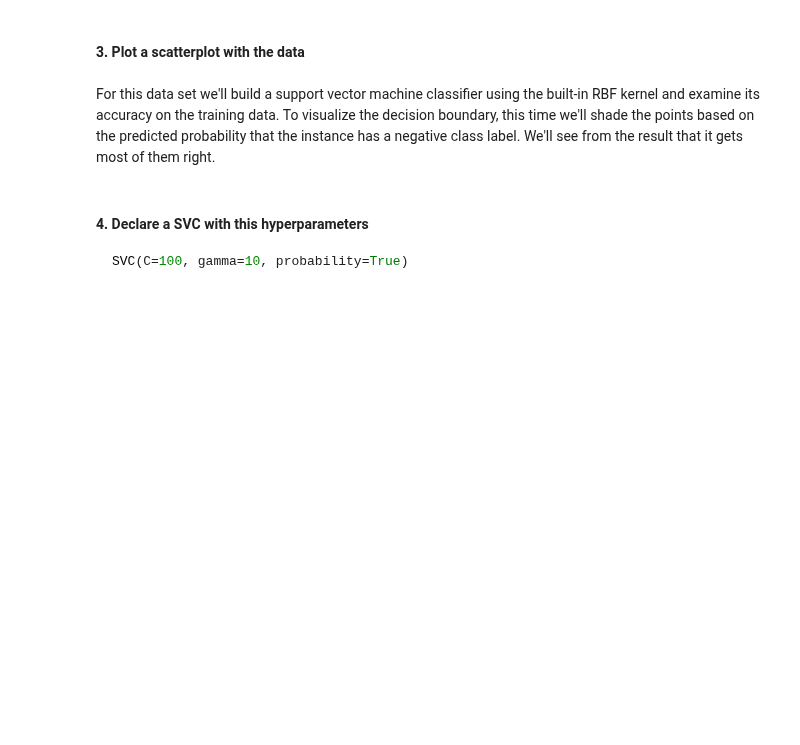
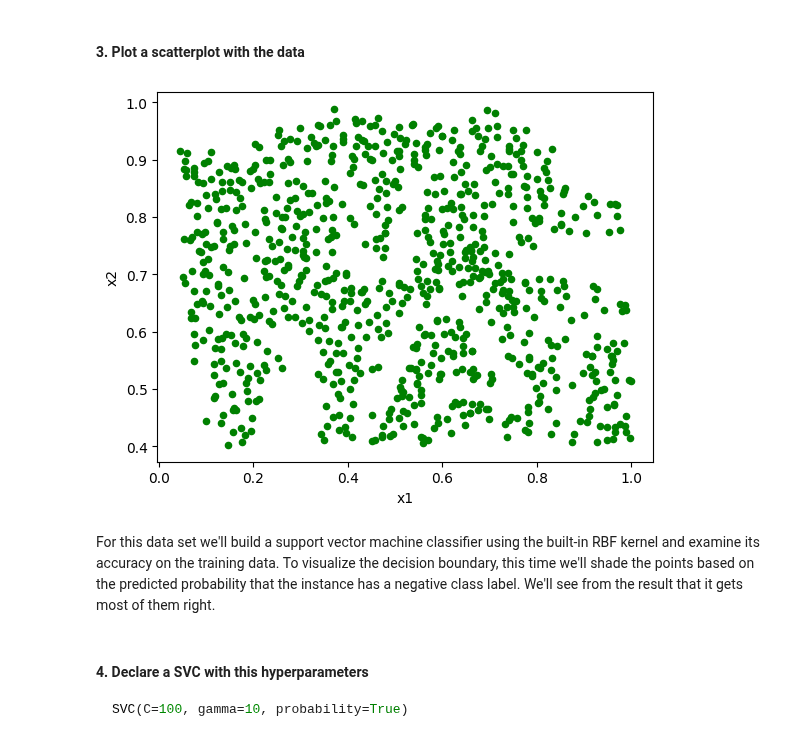
Before and after one commit to InigoLopez1999/2503_dsft_thebridge_inigolopez, a Jupyter notebook: 3-Machine_Learning/1-Supervisado/3-RegorClass/8-SVM/ejercicios/Ejercicios_SVM.ipynb, the cells around one changed output. Saved outputs shown, nothing was run; the diff lists cells and outputs as text; code cells hidden in the pictures; blank space fills up the shorter version.

```diff
--- a/3-Machine_Learning/1-Supervisado/3-RegorClass/8-SVM/ejercicios/Ejercicios_SVM.ipynb
+++ b/3-Machine_Learning/1-Supervisado/3-RegorClass/8-SVM/ejercicios/Ejercicios_SVM.ipynb
@@ -357,2 +387,5 @@ dict_keys(['__header__', '__version__', '__globals__', 'X', 'y'])
 # %% [markdown]
 #### 2. Create a DataFrame with the features and target
+# %%
+df = pd.DataFrame(mat["X"],columns=["x1","x2"])
+df["target"] = mat["y"]
@@ -359,5 +408,9 @@ dict_keys(['__header__', '__version__', '__globals__', 'X', 'y'])
 # %% [markdown]
 #### 3. Plot a scatterplot with the data
+# %%
+ax = df.plot.scatter(x='x1', y='x2', c='green', colormap='viridis')
+# %% [output]
+[figure, added]
 # %% [markdown]
 For this data set we'll build a support vector machine classifier using the built-in RBF kernel and examine its accuracy on the training data.  To visualize the decision boundary, this time we'll shade the points based on the predicted probability that the instance has a negative class label.  We'll see from the result that it gets most of them right.
 # %% [markdown]
```
Also changed, not shown: parts of 10 cells of this notebook.
